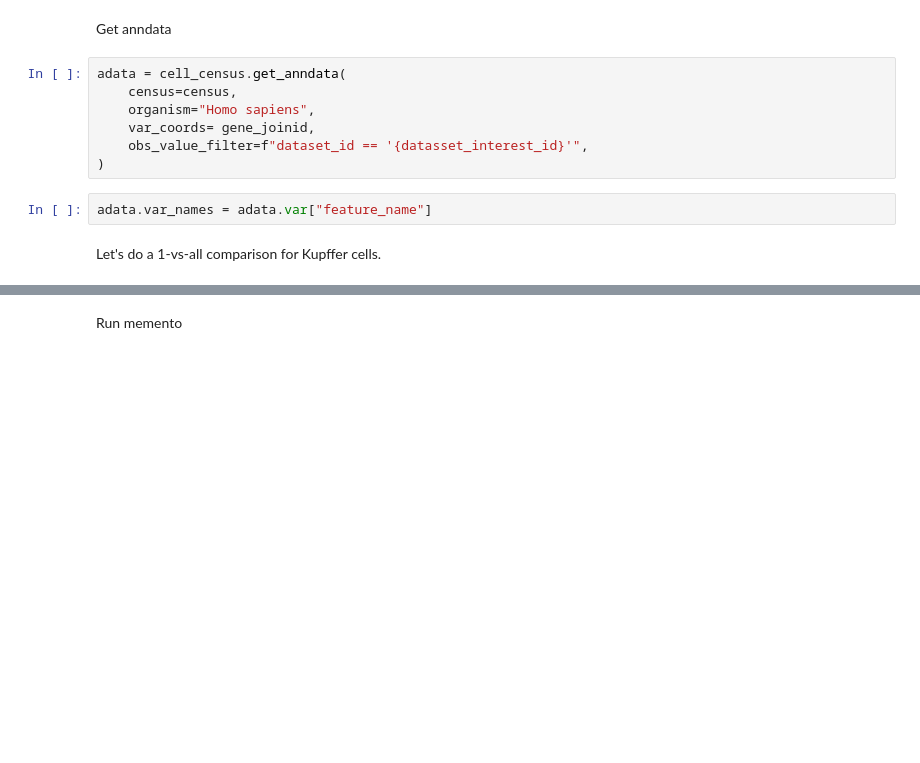
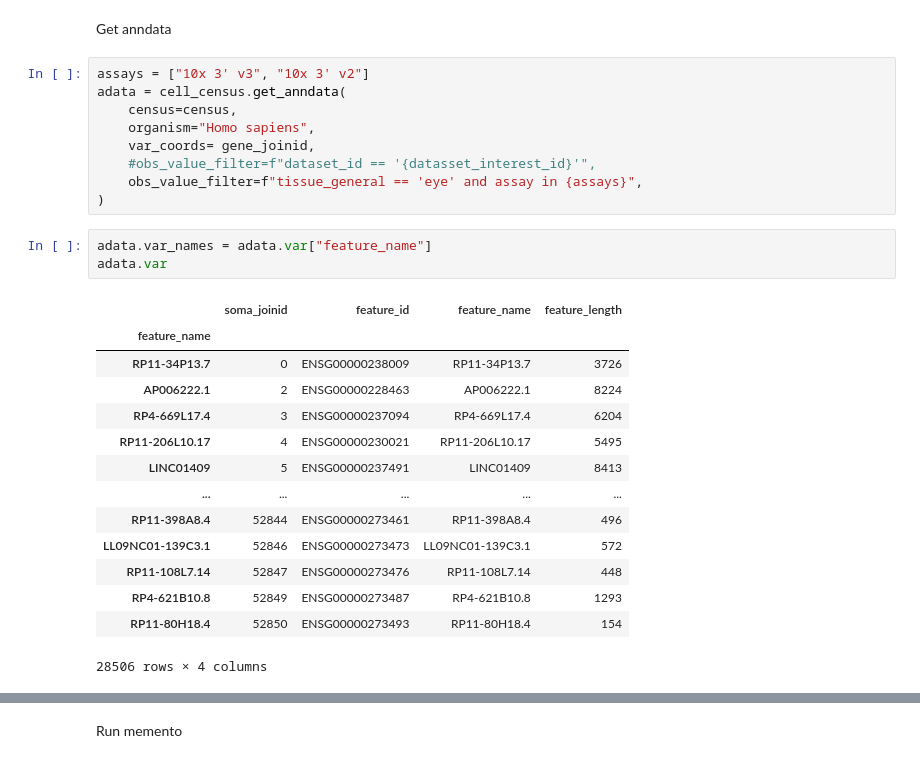
Before and after one commit to eddelbuettel/cellxgene-census, a Jupyter notebook: api/python/notebooks/analysis_demo/comp_bio_differential_gene_expression_large.ipynb, the cells around one changed output, grey strips where cells are left out. Drawn from its saved outputs; the diff is of its cells as text; blank space fills up the shorter version.

```diff
--- a/api/python/notebooks/analysis_demo/comp_bio_differential_gene_expression_large.ipynb
+++ b/api/python/notebooks/analysis_demo/comp_bio_differential_gene_expression_large.ipynb
@@ -39,13 +42,29 @@ gene_joinid = np.nonzero(dataset_presnence.sum(axis=0).A1 == dataset_presnence.s
 # %% [markdown]
 Get anndata
 # %%
+assays = ["10x 3' v3", "10x 3' v2"]
 adata = cell_census.get_anndata(
     census=census,
     organism="Homo sapiens",
     var_coords= gene_joinid,
-    obs_value_filter=f"dataset_id == '{datasset_interest_id}'",
+    #obs_value_filter=f"dataset_id == '{datasset_interest_id}'",
+    obs_value_filter=f"tissue_general == 'eye' and assay in {assays}",
 )
 # %%
 adata.var_names = adata.var["feature_name"]
+adata.var
+# %% [output]
+|  | soma_joinid | feature_id | feature_name | feature_length |
+| feature_name |  |  |  |  |
+| RP11-34P13.7 | 0 | ENSG00000238009 | RP11-34P13.7 | 3726 |
+| AP006222.1 | 2 | ENSG00000228463 | AP006222.1 | 8224 |
+| RP4-669L17.4 | 3 | ENSG00000237094 | RP4-669L17.4 | 6204 |
+| RP11-206L10.17 | 4 | ENSG00000230021 | RP11-206L10.17 | 5495 |
+| LINC01409 | 5 | ENSG00000237491 | LINC01409 | 8413 |
+| ... | ... | ... | ... | ... |
+| RP11-398A8.4 | 52844 | ENSG00000273461 | RP11-398A8.4 | 496 |
+| LL09NC01-139C3.1 | 52846 | ENSG00000273473 | LL09NC01-139C3.1 | 572 |
+| RP11-108L7.14 | 52847 | ENSG00000273476 | RP11-108L7.14 | 448 |
+| RP4-621B10.8 | 52849 | ENSG00000273487 | RP4-621B10.8 | 1293 |
+| RP11-80H18.4 | 52850 | ENSG00000273493 | RP11-80H18.4 | 154 |
+28506 rows × 4 columns
-# %% [markdown]
-Let's do a 1-vs-all comparison for Kupffer cells.
```
Also changed, not shown: parts of 33 cells of this notebook, 1 other file.
